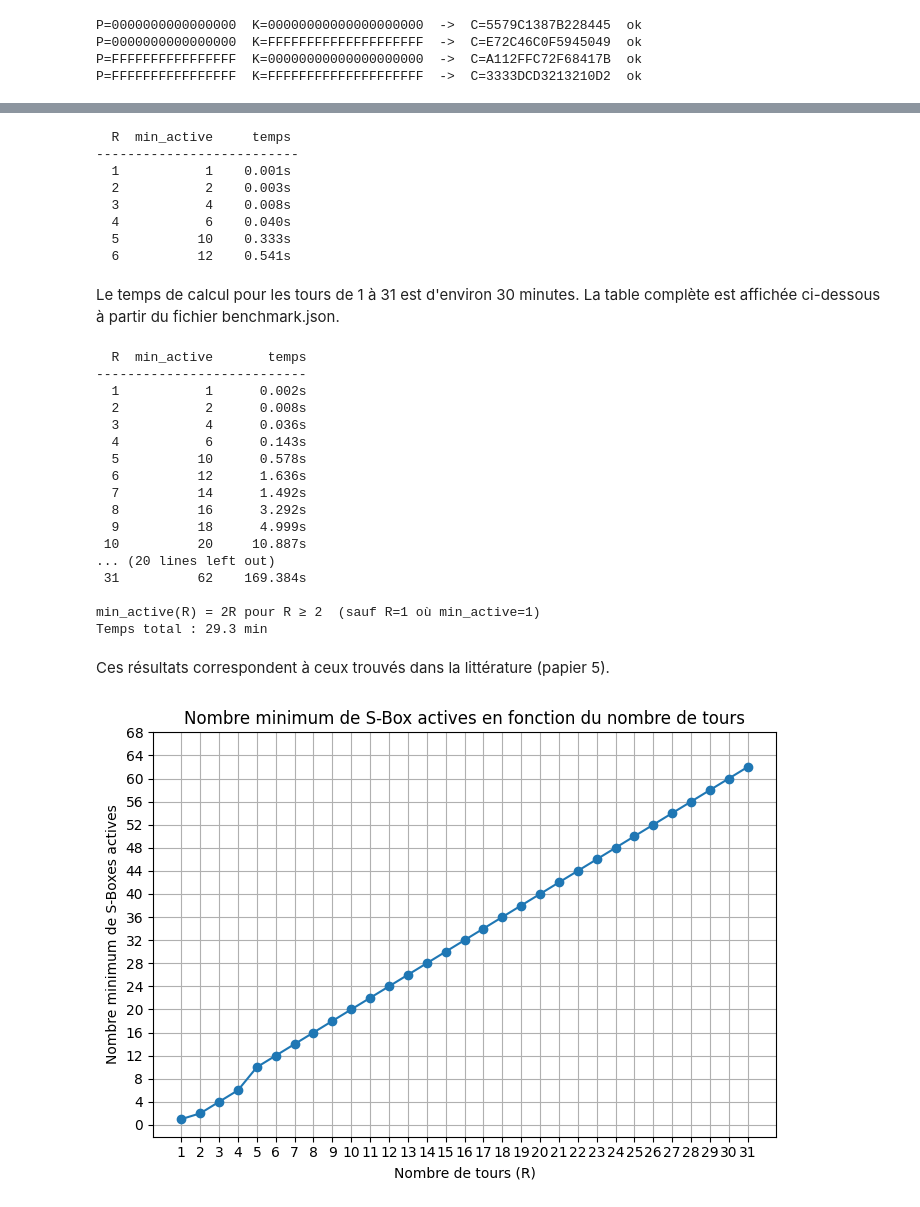
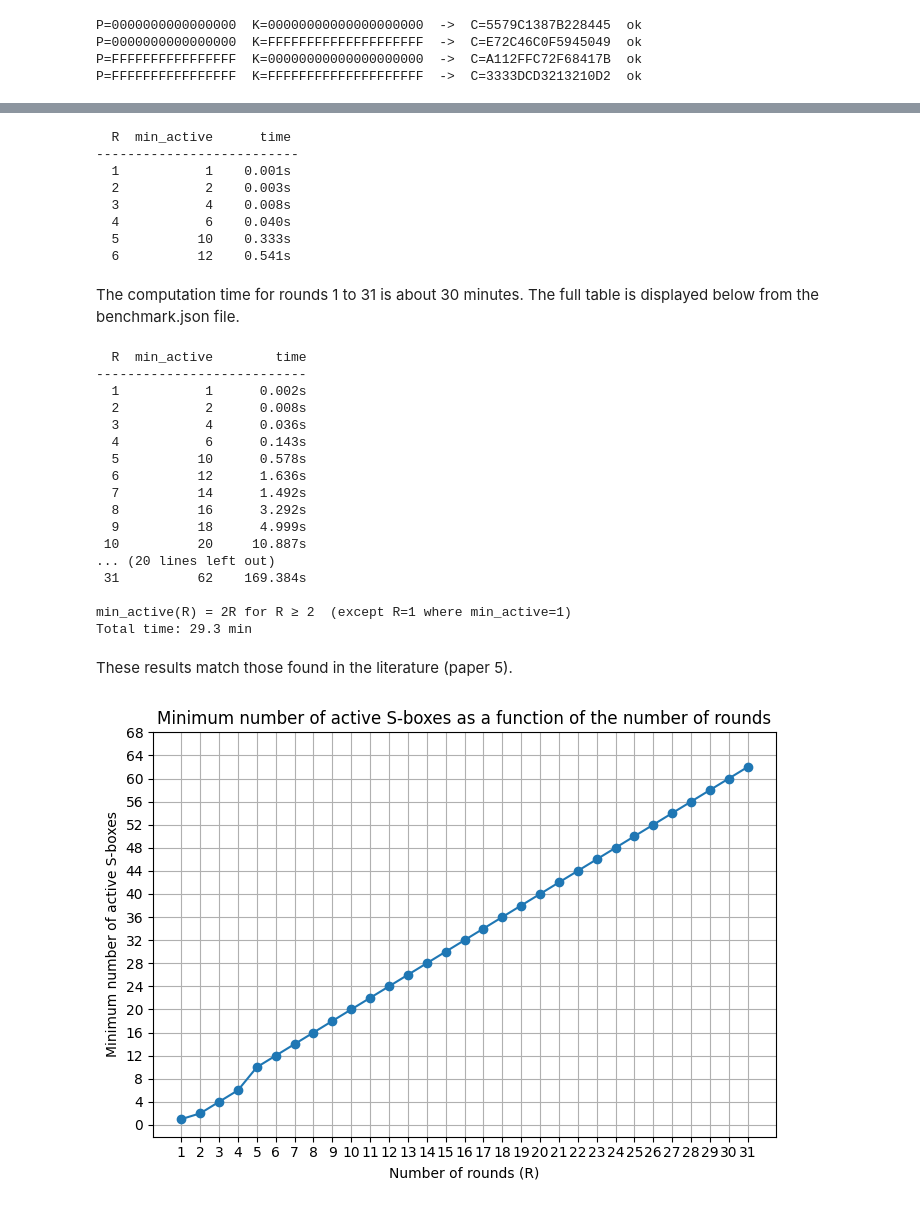
Before and after one commit to touikss/present-sat-cryptanalysis, a Jupyter notebook: notebook.ipynb, the cells around one changed output, grey strips where cells are left out. Cells and saved outputs as stored; diff of their text form; code cells hidden in the pictures.

Commit message:
docs: add limitations, translate the notebook to English, regenerate trails_compare.png with English labels, frame the benchmark as a controlled comparison

```diff
--- a/notebook.ipynb
+++ b/notebook.ipynb
@@ -120,7 +120,7 @@ P-layer (bit i -> position P[i]) :
 | 32 | 8 | 24 | 40 | 56 | 9 | 25 | 41 | 57 | 10 | 26 | 42 | 58 | 11 | 27 | 43 | 59 |
 | 48 | 12 | 28 | 44 | 60 | 13 | 29 | 45 | 61 | 14 | 30 | 46 | 62 | 15 | 31 | 47 | 63 |
 # %%
-# Vecteurs de test présents dans le papier de référence (papier 1)
+# Test vectors from the reference paper (paper 1)
 tests = [
     (0x0000000000000000, 0x00000000000000000000, 0x5579C1387B228445),
     (0x0000000000000000, 0xFFFFFFFFFFFFFFFFFFFF, 0xE72C46C0F5945049),
@@ -129,7 +129,7 @@ tests = [
 ]
 for pt, k, expected in tests:
     ct = encrypt(pt, generate_round_keys(k))
-    status = "ok" if ct == expected else f"ERREUR (got {ct:016X})"
+    status = "ok" if ct == expected else f"ERROR (got {ct:016X})"
     print(f"P={pt:016X}  K={k:020X}  ->  C={ct:016X}  {status}")
 # %% [output]
 P=0000000000000000  K=00000000000000000000  ->  C=5579C1387B228445  ok
@@ -463,6 +463,6 @@ La recherche binaire décrite en 2.c est appliquée avec CaDiCaL. Les temps de c
 # %%
-# Calcul du nombre minimal de S-Boxe active pour R=1..6
-print(f"{'R':>3}  {'min_active':>10}  {'temps':>8}")
+# Minimum number of active S-boxes for R=1..6
+print(f"{'R':>3}  {'min_active':>10}  {'time':>8}")
 print("-" * 26)
 for r in range(1, 7):
     t0 = time.time()
@@ -470,7 +470,7 @@ for r in range(1, 7):
     t = time.time() - t0
     print(f"{r:>3}  {k:>10}  {t:>7.3f}s")
 # %% [output]
-  R  min_active     temps
+  R  min_active      time
 --------------------------
   1           1    0.001s
   2           2    0.003s
@@ -479,11 +479,11 @@ for r in range(1, 7):
   5          10    0.333s
   6          12    0.541s
 # %% [markdown]
-Le temps de calcul pour les tours de 1 à 31 est d'environ 30 minutes. La table complète est affichée ci-dessous à partir du fichier benchmark.json.
+The computation time for rounds 1 to 31 is about 30 minutes. The full table is displayed below from the benchmark.json file.
 # %%
-# Résultats complets (Kissat, R=1..31)
-# Temps total : environ 30 minutes.
-print(f"{'R':>3}  {'min_active':>10}  {'temps':>10}")
+# Full results (Kissat, R=1..31)
+# Total time: about 30 minutes.
+print(f"{'R':>3}  {'min_active':>10}  {'time':>10}")
 print("-" * 27)
 
 
@@ -495,10 +495,10 @@ for row in benchmark['min_active_kissat']:
     total_time += t
     print(f"{r:>3}  {k:>10}  {t:>9.3f}s")
 
-print(f"\nmin_active(R) = 2R pour R ≥ 2  (sauf R=1 où min_active=1)")
-print(f"Temps total : {total_time/60:.1f} min")
+print(f"\nmin_active(R) = 2R for R ≥ 2  (except R=1 where min_active=1)")
+print(f"Total time: {total_time/60:.1f} min")
 # %% [output]
-  R  min_active       temps
+  R  min_active        time
 ---------------------------
   1           1      0.002s
   2           2      0.008s
@@ -513,28 +513,28 @@ print(f"Temps total : {total_time/60:.1f} min")
 ... (20 lines left out)
  31          62    169.384s
 
-min_active(R) = 2R pour R ≥ 2  (sauf R=1 où min_active=1)
-Temps total : 29.3 min
+min_active(R) = 2R for R ≥ 2  (except R=1 where min_active=1)
+Total time: 29.3 min
 # %% [markdown]
-Ces résultats correspondent à ceux trouvés dans la littérature (papier 5).
+These results match those found in the literature (paper 5).
 # %%
-# Nombre minimum de S-Boxes actives en fonction du nombre de tours R
+# Minimum number of active S-boxes as a function of the number of rounds R
 rounds = [i for i in range(1, 32)]
 min_active = []
 
 for r in benchmark['min_active_kissat']:
     min_active.append(benchmark['min_active_kissat'][r]['min_active'])
 
 plt.figure(figsize=(7, 5))
 plt.plot(rounds, min_active, marker='o')
-plt.title('Nombre minimum de S-Box actives en fonction du nombre de tours')
-plt.xlabel('Nombre de tours (R)')
-plt.ylabel('Nombre minimum de S-Boxes actives')
+plt.title('Minimum number of active S-boxes as a function of the number of rounds')
+plt.xlabel('Number of rounds (R)')
+plt.ylabel('Minimum number of active S-boxes')
 plt.xticks(rounds)
 plt.yticks(np.arange(0, 70, 4))
 plt.grid()
 plt.tight_layout()
 plt.show()
 # %% [output]
-[figure, old version]
+[figure, new version]
 # %%
```
Also changed, not shown: parts of 34 cells of this notebook, 2 other files.
